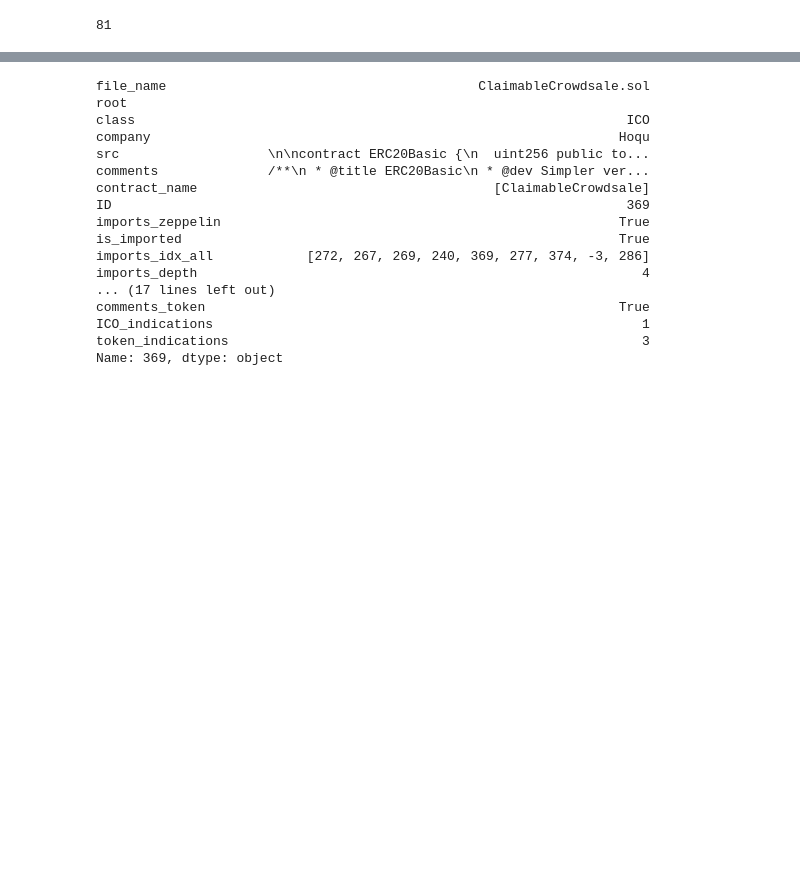
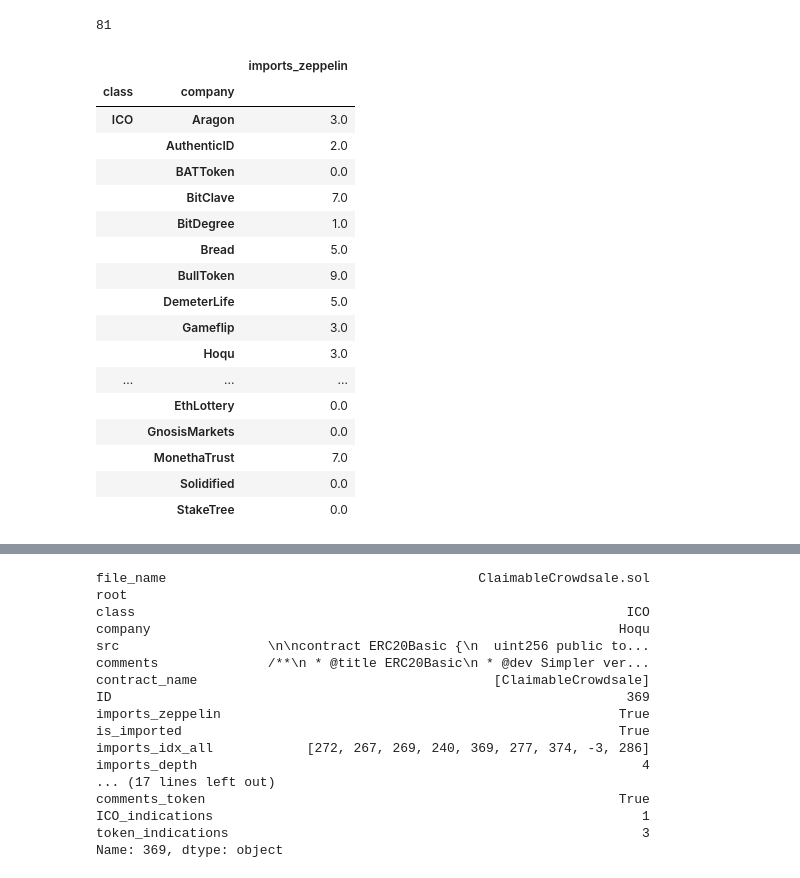
Before and after one commit to Orionarm2018/contract-complexity, a Jupyter notebook: notebooks/data_wrangling.ipynb, the cells around one changed output, grey strips where cells are left out. Drawn from its saved outputs; the diff is of its cells as text; code cells hidden in the pictures; blank space fills up the shorter version.

```diff
--- a/data_wrangling.ipynb
+++ b/notebooks/data_wrangling.ipynb
@@ -358,12 +358,31 @@ sum(df_files['imports_zeppelin'] == True)
 # %%
 # how often is zeppelin imported?
 
 imports_z = df_files.groupby(['class', 'company'])['imports_zeppelin'].sum()
 # contains_z = df_files.groupby(['class', 'company'])['contains_zeppelin'].sum()
 z_presence = pd.DataFrame(pd.Series(imports_z))
 # z_presence['contains_zeppelin'] = contains_z
 
-# z_presence
+z_presence
+# %% [output]
+|  |  | imports_zeppelin |
+| class | company |  |
+| ICO | Aragon | 3.0 |
+|  | AuthenticID | 2.0 |
+|  | BATToken | 0.0 |
+|  | BitClave | 7.0 |
+|  | BitDegree | 1.0 |
+|  | Bread | 5.0 |
+|  | BullToken | 9.0 |
+|  | DemeterLife | 5.0 |
+|  | Gameflip | 3.0 |
+|  | Hoqu | 3.0 |
+| ... | ... | ... |
+|  | EthLottery | 0.0 |
+|  | GnosisMarkets | 0.0 |
+|  | MonethaTrust | 7.0 |
+|  | Solidified | 0.0 |
+|  | StakeTree | 0.0 |
 # %%
 # check if is imported
 # -> not imported files will be combined with the files they import
```
Also changed, not shown: parts of 1 cell of this notebook, 10 other files.
